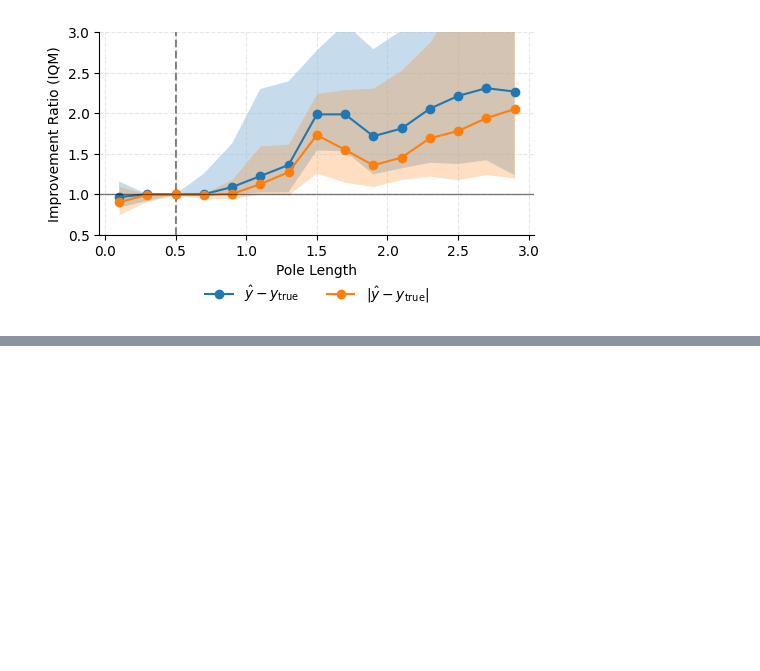
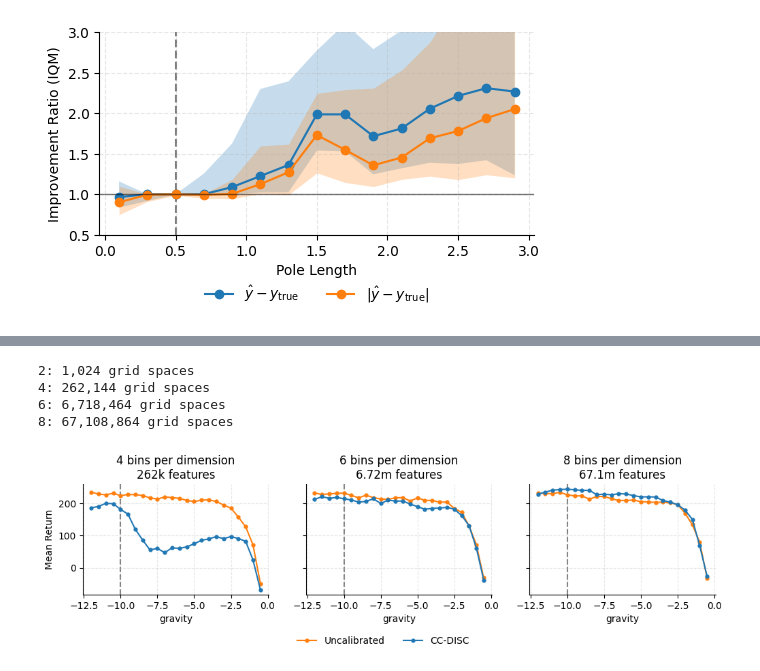
Before and after one commit to foty-hub/msc_thesis, a Jupyter notebook: notebooks/cartpole/final_plots.ipynb, the cells around one changed output, grey strips where cells are left out. Cells and saved outputs as stored; diff of their text form; code cells hidden in the pictures; blank space fills up the shorter version.

Commit message:
mair plots

```diff
--- a/notebooks/cartpole/final_plots.ipynb
+++ b/notebooks/cartpole/final_plots.ipynb
@@ -129,10 +132,10 @@ def load_dataframes(config: EnvInfo = CFG):
     df[config.param] = df[config.param].round(
         4
     )  # fp error causes indexing issues later on
-    [
-        print(s, df[s].mean().round(2))
-        for s in ["returns_conf", "returns_noconf", "returns_ccnn"]
-    ]
+    # [
+    #     print(s, df[s].mean().round(2))
+    #     for s in ["returns_conf", "returns_noconf", "returns_ccnn"]
+    # ]
     return df
 
 
@@ -849,0 +853,10 @@ $|\hat{y} - y_\text{true}|$ Mean Improvement: 1.389x (1.072x - 2.146x)
+# %%
+scale_info = deepcopy(lunarlander_info)
+scale_info.agent_result_names = {"2bins": "2", "4bins": "4", '6bins': '6', '8bins': '8'}
+scale_info.preferred_alg = "CC-Disc"
+ll_scale_df = load_dataframes(scale_info)
+
+# just want to illustrate a single seed
+ll_scale_df = ll_scale_df[ll_scale_df['seed'] == 0]
+ll_scale_df = filter_df(ll_scale_df, scale_info, aggfunc={'returns_noconf': 'mean', 'returns_conf': 'mean'})
+ll_scale_df = ll_scale_df.reset_index()
@@ -849,0 +879,44 @@ $|\hat{y} - y_\text{true}|$ Mean Improvement: 1.389x (1.072x - 2.146x)
+# %%
+for nbins in range(2, 10, 2):
+    print(f'{nbins}: {4 * nbins ** 8:,} grid spaces')
+# %% [output]
+2: 1,024 grid spaces
+4: 262,144 grid spaces
+6: 6,718,464 grid spaces
+8: 67,108,864 grid spaces
+# %%
+fig, axes = plt.subplots(1, 3, figsize=(12, 3), sharey=True)
+
+grid_spaces = {'4': '262k', '6': '6.72m', '8': '67.1m'}
+
+for ix, n_bins in enumerate(['4', '6', '8']):
+    plot_df = ll_scale_df[ll_scale_df['agent_type'] == n_bins].copy()
+    plot_df = plot_df.set_index('gravity')[['returns_noconf', 'returns_conf']]
+    ax = axes[ix]
+    plot_df.plot(marker="o", ax=ax, legend=False, color=cmap, markersize=3.5)
+    ax.axvline(scale_info.nominal_val, linestyle="--", color="k", zorder=0, alpha=0.5)
+    despine(ax)
+    ax.grid(alpha=0.3, linestyle="--")
+    n_features = grid_spaces[n_bins]
+    ax.set_title(f'{n_bins} bins per dimension\n{n_features} features')
+
+axes[0].set_ylabel('Mean Return')
+
+handles, labels = [], []
+h, l = ax.get_legend_handles_labels()
+l = [label_names[lab] for lab in l]
+for hi, li in zip(h, l):
+    if li not in labels:
+        handles.append(hi)
+        labels.append(li)
+
+# room for the legend under the figure
+fig.subplots_adjust(bottom=0.28, top=0.82)
+
+# single legend below the figure laid out as a row
+fig.legend(handles, labels, loc="lower center", ncol=len(labels), frameon=False)
+plt.savefig(output_dir / 'robustness_experiments' / 'll_disc_scaling.pdf', bbox_inches='tight')
+
+plt.show()
+# %% [output]
+[figure, added]
```
Also changed, not shown: parts of 6 cells of this notebook, 8 other files.
